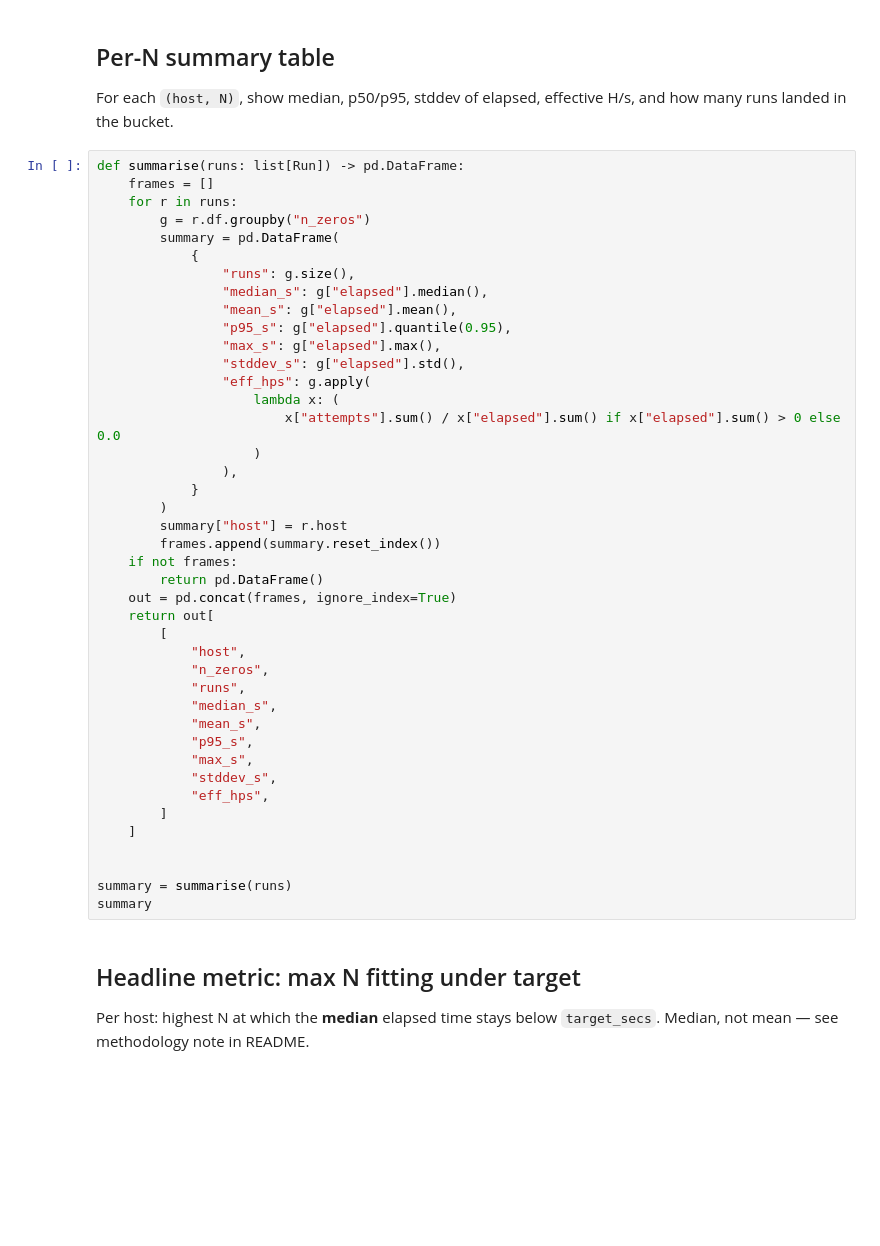
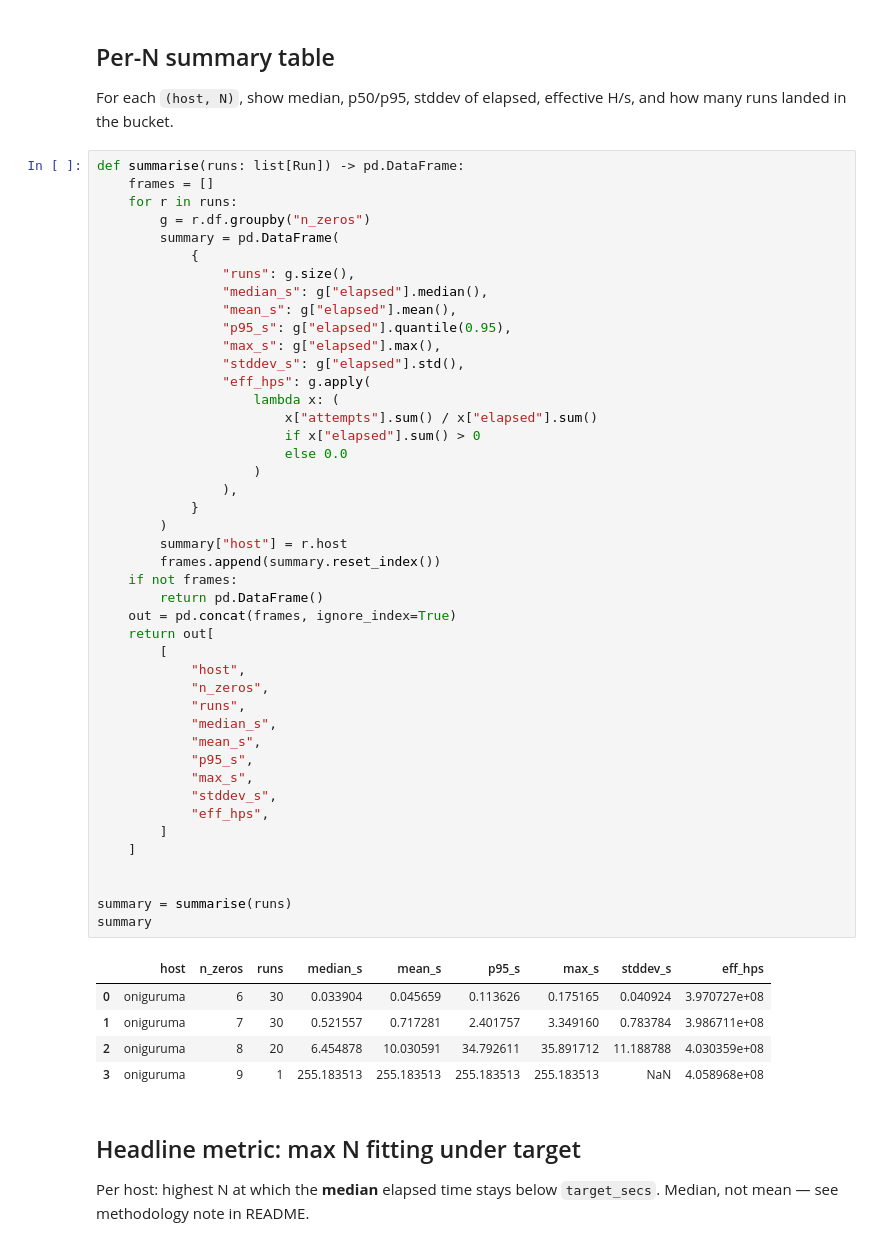
Before and after one commit to danilkiff/pow, a Jupyter notebook: analysis/explore_results.ipynb, the cells around one changed output. Saved outputs shown, nothing was run; the diff lists cells and outputs as text; blank space fills up the shorter version.

```diff
--- a/analysis/explore_results.ipynb
+++ b/analysis/explore_results.ipynb
@@ -99,34 +105,42 @@ def summarise(runs: list[Run]) -> pd.DataFrame:
                 "max_s": g["elapsed"].max(),
                 "stddev_s": g["elapsed"].std(),
                 "eff_hps": g.apply(
                     lambda x: (
-                        x["attempts"].sum() / x["elapsed"].sum() if x["elapsed"].sum() > 0 else 0.0
+                        x["attempts"].sum() / x["elapsed"].sum()
+                        if x["elapsed"].sum() > 0
+                        else 0.0
                     )
                 ),
             }
         )
         summary["host"] = r.host
         frames.append(summary.reset_index())
     if not frames:
         return pd.DataFrame()
     out = pd.concat(frames, ignore_index=True)
     return out[
         [
             "host",
             "n_zeros",
             "runs",
             "median_s",
             "mean_s",
             "p95_s",
             "max_s",
             "stddev_s",
             "eff_hps",
         ]
     ]
 
 
 summary = summarise(runs)
 summary
+# %% [output]
+|  | host | n_zeros | runs | median_s | mean_s | p95_s | max_s | stddev_s | eff_hps |
+| 0 | oniguruma | 6 | 30 | 0.033904 | 0.045659 | 0.113626 | 0.175165 | 0.040924 | 3.970727e+08 |
+| 1 | oniguruma | 7 | 30 | 0.521557 | 0.717281 | 2.401757 | 3.349160 | 0.783784 | 3.986711e+08 |
+| 2 | oniguruma | 8 | 20 | 6.454878 | 10.030591 | 34.792611 | 35.891712 | 11.188788 | 4.030359e+08 |
+| 3 | oniguruma | 9 | 1 | 255.183513 | 255.183513 | 255.183513 | 255.183513 | NaN | 4.058968e+08 |
 # %% [markdown]
 ## Headline metric: max N fitting under target
 
```
Also changed, not shown: parts of 6 cells of this notebook.
